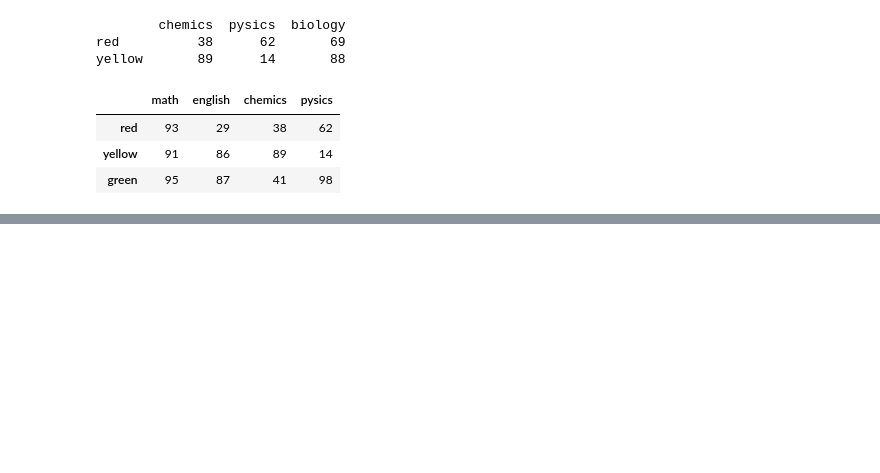
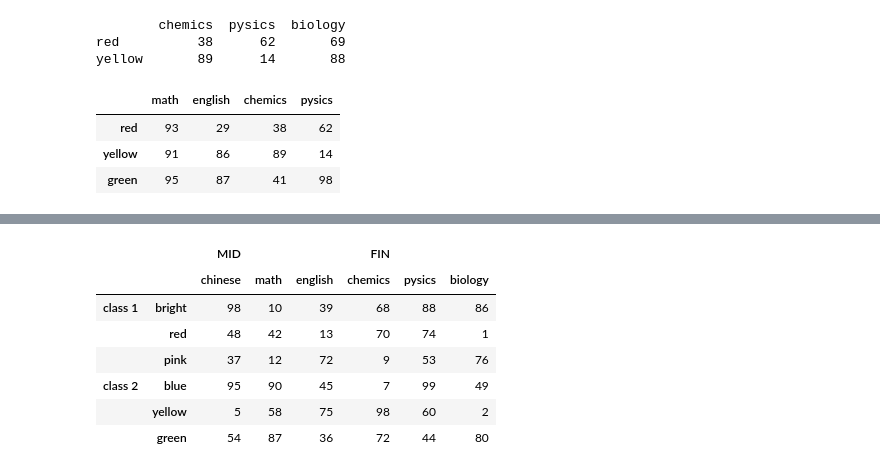
Before and after one commit to Chloe710/course, a Jupyter notebook: pandas/dataframe create &index.ipynb, the cells around one changed output, grey strips where cells are left out. Drawn from its saved outputs; the diff is of its cells as text; code cells hidden in the pictures; blank space fills up the shorter version.

```diff
--- a/pandas/dataframe create &index.ipynb
+++ b/pandas/dataframe create &index.ipynb
@@ -78,0 +199,22 @@ yellow       89      14       88
+# %%
+# 隐式构造
+import pandas as pd
+import numpy as np
+import random
+
+data=np.random.randint(0,100,size=(6,6))
+index=[['class 1','class 1','class 1','class 2','class 2','class 2'],
+           ['bright','red','pink','blue','yellow','green'] ]
+columns=[['MID','MID','MID','FIN','FIN','FIN'],
+             ['chinese','math','english','chemics','pysics','biology']]
+df1=pd.DataFrame(data=data,index=index,columns=columns)
+df1
+# %% [output]
+|  |  | MID |  |  | FIN |  |  |
+|  |  | chinese | math | english | chemics | pysics | biology |
+| class 1 | bright | 98 | 10 | 39 | 68 | 88 | 86 |
+|  | red | 48 | 42 | 13 | 70 | 74 | 1 |
+|  | pink | 37 | 12 | 72 | 9 | 53 | 76 |
+| class 2 | blue | 95 | 90 | 45 | 7 | 99 | 49 |
+|  | yellow | 5 | 58 | 75 | 98 | 60 | 2 |
+|  | green | 54 | 87 | 36 | 72 | 44 | 80 |
```
Also changed, not shown: parts of 23 cells of this notebook, 10 other files.
